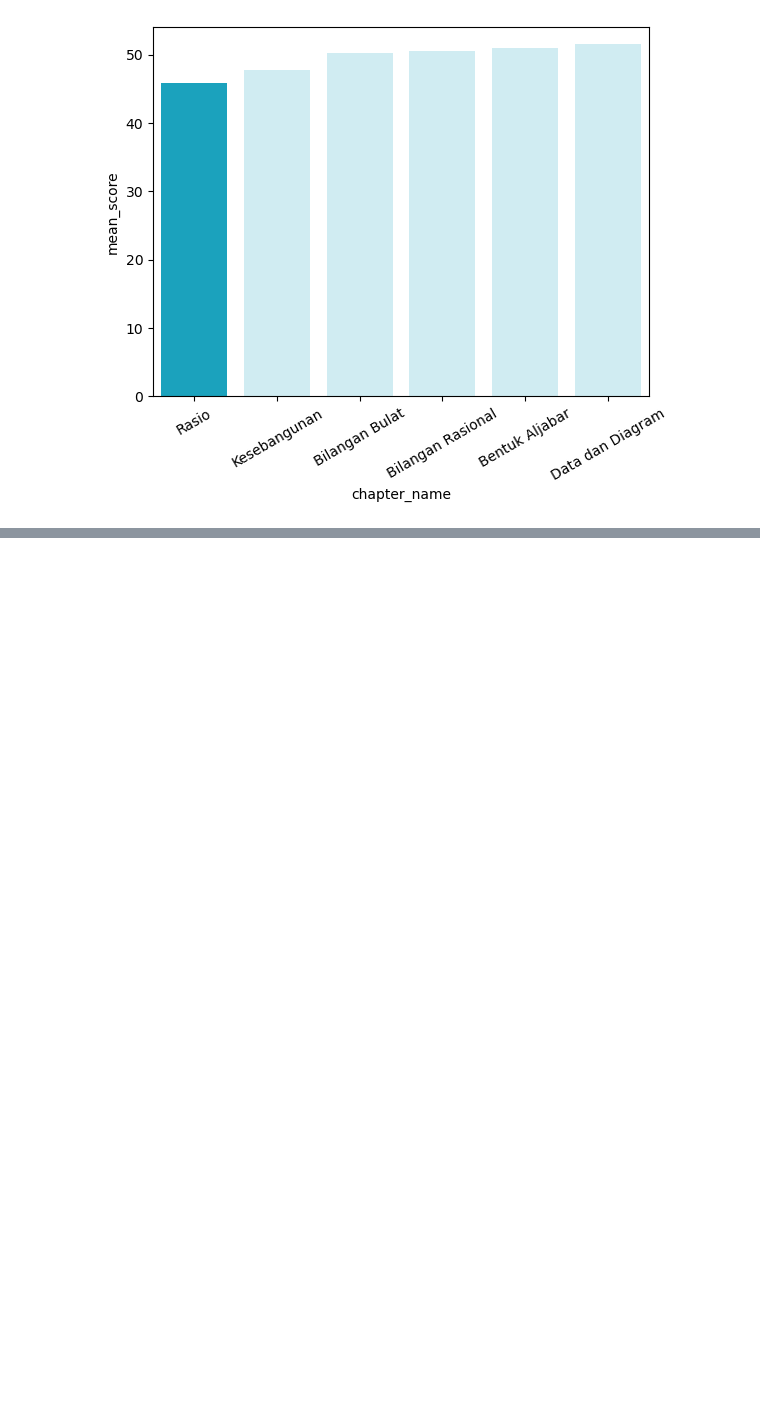
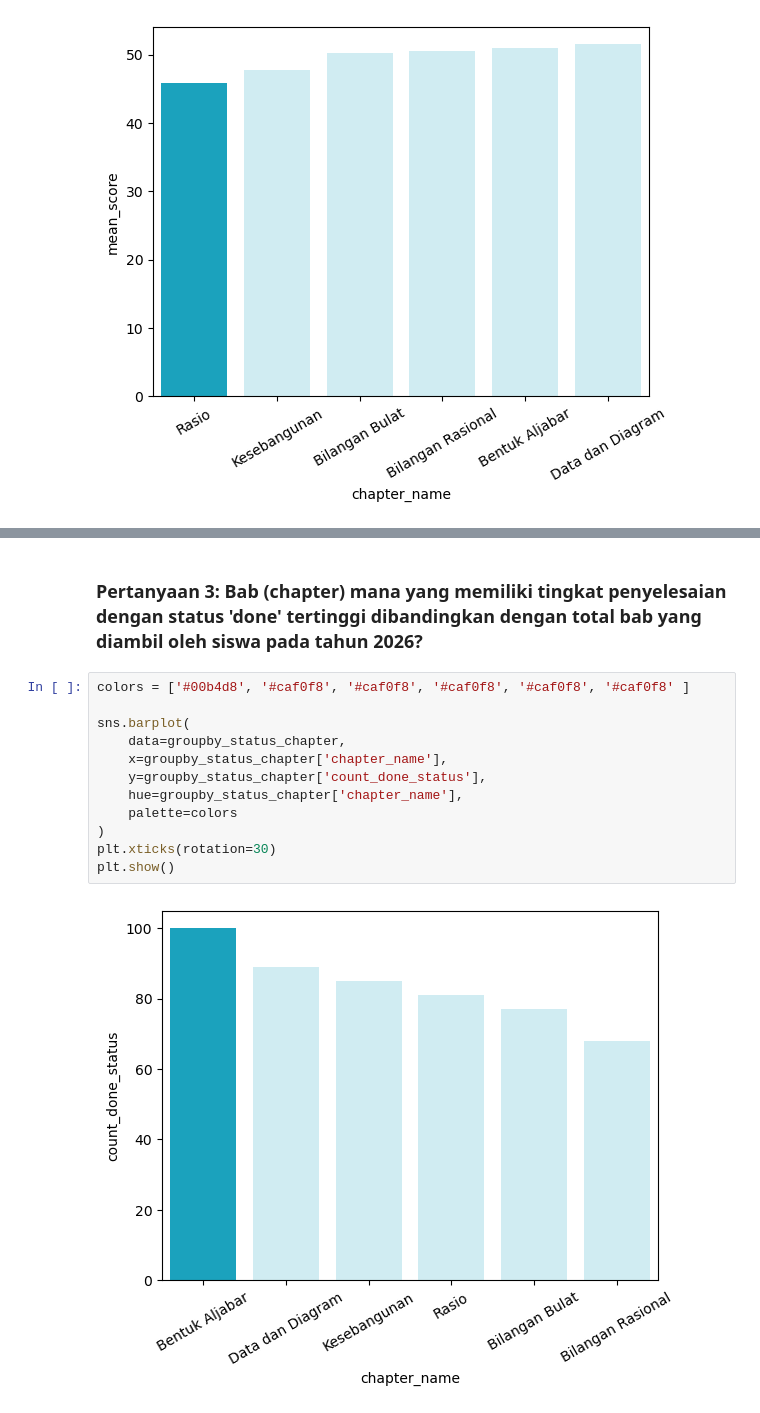
Before and after one commit to Farhan-Nawwafal/amati-app, a Jupyter notebook: data-science/notebooks/data_visualization.ipynb, the cells around one changed output, grey strips where cells are left out. Drawn from its saved outputs; the diff is of its cells as text; blank space fills up the shorter version.

```diff
--- a/data-science/notebooks/data_visualization.ipynb
+++ b/data-science/notebooks/data_visualization.ipynb
@@ -2154,0 +2200,16 @@ plt.show()
+# %% [markdown]
+### Pertanyaan 3: Bab (chapter) mana yang memiliki tingkat penyelesaian dengan status 'done' tertinggi dibandingkan dengan total bab yang diambil oleh siswa pada tahun 2026?
+# %%
+colors = ['#00b4d8', '#caf0f8', '#caf0f8', '#caf0f8', '#caf0f8', '#caf0f8' ]
+
+sns.barplot(
+    data=groupby_status_chapter,
+    x=groupby_status_chapter['chapter_name'],
+    y=groupby_status_chapter['count_done_status'],
+    hue=groupby_status_chapter['chapter_name'],
+    palette=colors
+)
+plt.xticks(rotation=30)
+plt.show()
+# %% [output]
+[figure, added]
```
Also changed, not shown: parts of 24 cells of this notebook, 2 other files.
